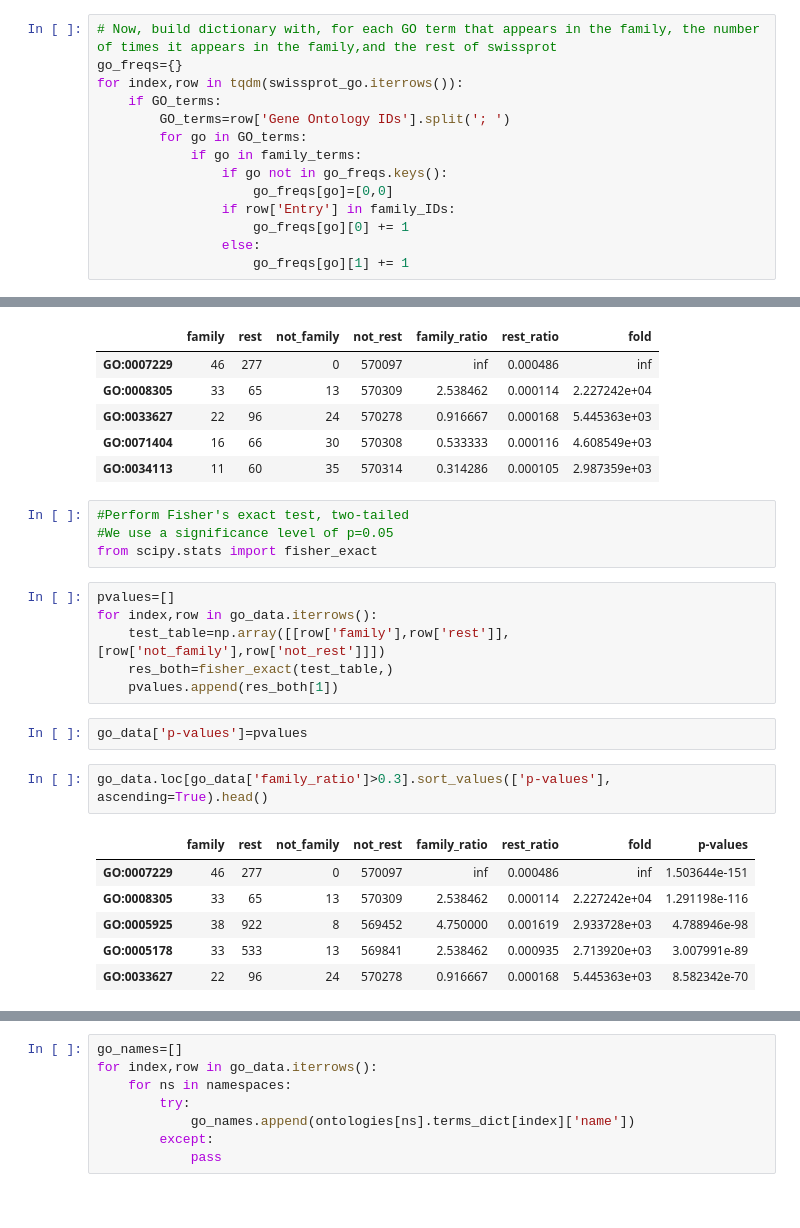
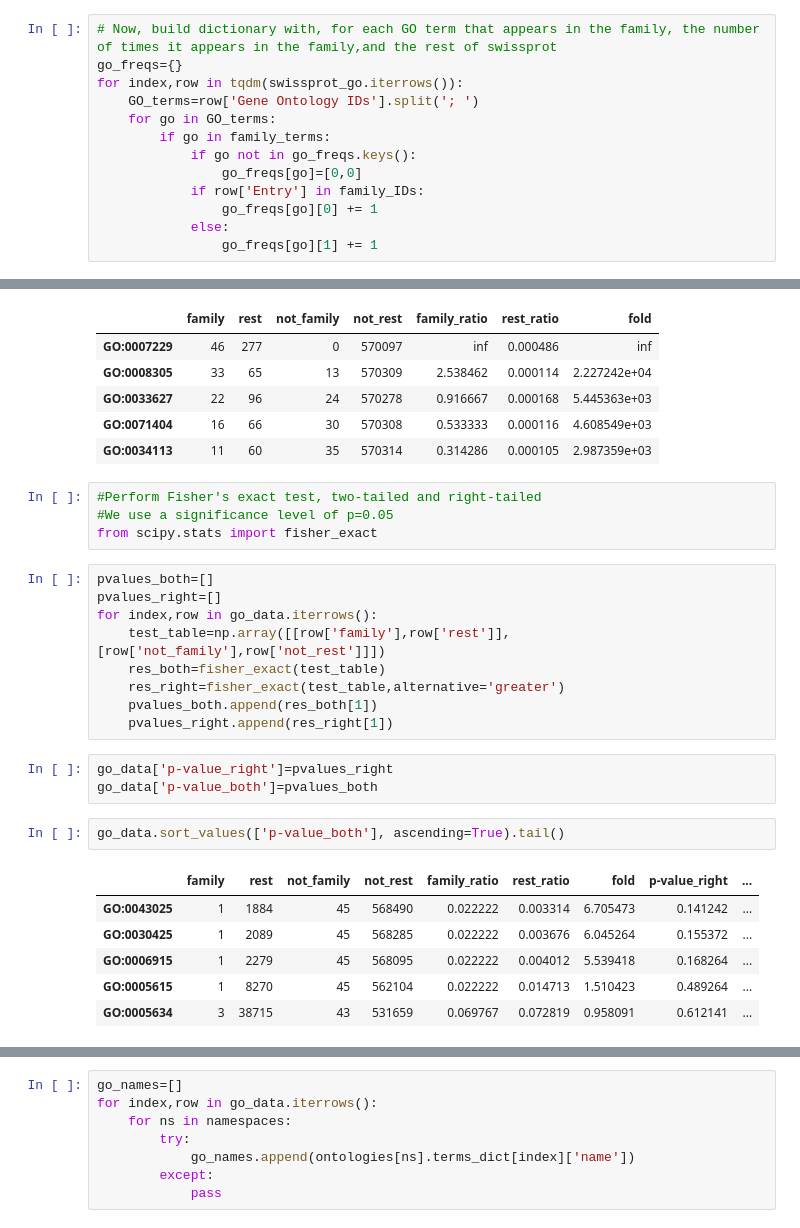
Before and after one commit to Elisa-blip/Bio_Data_Final_Project, a Jupyter notebook: Final_project_code.ipynb, the cells around one changed output, grey strips where cells are left out. Drawn from its saved outputs; the diff is of its cells as text.

```diff
--- a/Final_project_code.ipynb
+++ b/Final_project_code.ipynb
@@ -822,16 +822,15 @@ Name: 418, dtype: object
 # Now, build dictionary with, for each GO term that appears in the family, the number of times it appears in the family,and the rest of swissprot
 go_freqs={}
 for index,row in tqdm(swissprot_go.iterrows()):
-    if GO_terms:
-        GO_terms=row['Gene Ontology IDs'].split('; ')
-        for go in GO_terms:
-            if go in family_terms:
-                if go not in go_freqs.keys():
-                    go_freqs[go]=[0,0]
-                if row['Entry'] in family_IDs:
-                    go_freqs[go][0] += 1
-                else:
-                    go_freqs[go][1] += 1
+    GO_terms=row['Gene Ontology IDs'].split('; ')
+    for go in GO_terms:
+        if go in family_terms:
+            if go not in go_freqs.keys():
+                go_freqs[go]=[0,0]
+            if row['Entry'] in family_IDs:
+                go_freqs[go][0] += 1
+            else:
+                go_freqs[go][1] += 1
 # %%
 #Create Dataframe
 go_data=pd.DataFrame.from_dict(data=go_freqs,orient='index',columns=['family','rest'])
@@ -853,9 +852,10 @@ go_data.loc[go_data['family_ratio']>0.3].sort_values(['fold'], ascending=False).
 | GO:0071404 | 16 | 66 | 30 | 570308 | 0.533333 | 0.000116 | 4.608549e+03 |
 | GO:0034113 | 11 | 60 | 35 | 570314 | 0.314286 | 0.000105 | 2.987359e+03 |
 # %%
-#Perform Fisher's exact test, two-tailed
+#Perform Fisher's exact test, two-tailed and right-tailed
 #We use a significance level of p=0.05
 from scipy.stats import fisher_exact
 # %%
-pvalues=[]
+pvalues_both=[]
+pvalues_right=[]
 for index,row in go_data.iterrows():
@@ -863,13 +863,16 @@ for index,row in go_data.iterrows():
-    res_both=fisher_exact(test_table,)
-    pvalues.append(res_both[1])
+    res_both=fisher_exact(test_table)
+    res_right=fisher_exact(test_table,alternative='greater')
+    pvalues_both.append(res_both[1])
+    pvalues_right.append(res_right[1])
 # %%
-go_data['p-values']=pvalues
+go_data['p-value_right']=pvalues_right
+go_data['p-value_both']=pvalues_both
 # %%
-go_data.loc[go_data['family_ratio']>0.3].sort_values(['p-values'], ascending=True).head()
+go_data.sort_values(['p-value_both'], ascending=True).tail()
 # %% [output]
-|  | family | rest | not_family | not_rest | family_ratio | rest_ratio | fold | p-values |
-| GO:0007229 | 46 | 277 | 0 | 570097 | inf | 0.000486 | inf | 1.503644e-151 |
-| GO:0008305 | 33 | 65 | 13 | 570309 | 2.538462 | 0.000114 | 2.227242e+04 | 1.291198e-116 |
-| GO:0005925 | 38 | 922 | 8 | 569452 | 4.750000 | 0.001619 | 2.933728e+03 | 4.788946e-98 |
-| GO:0005178 | 33 | 533 | 13 | 569841 | 2.538462 | 0.000935 | 2.713920e+03 | 3.007991e-89 |
-| GO:0033627 | 22 | 96 | 24 | 570278 | 0.916667 | 0.000168 | 5.445363e+03 | 8.582342e-70 |
+|  | family | rest | not_family | not_rest | family_ratio | rest_ratio | fold | p-value_right | ... |
+| GO:0043025 | 1 | 1884 | 45 | 568490 | 0.022222 | 0.003314 | 6.705473 | 0.141242 | ... |
+| GO:0030425 | 1 | 2089 | 45 | 568285 | 0.022222 | 0.003676 | 6.045264 | 0.155372 | ... |
+| GO:0006915 | 1 | 2279 | 45 | 568095 | 0.022222 | 0.004012 | 5.539418 | 0.168264 | ... |
+| GO:0005615 | 1 | 8270 | 45 | 562104 | 0.022222 | 0.014713 | 1.510423 | 0.489264 | ... |
+| GO:0005634 | 3 | 38715 | 43 | 531659 | 0.069767 | 0.072819 | 0.958091 | 0.612141 | ... |
```
Also changed, not shown: parts of 11 cells of this notebook.
